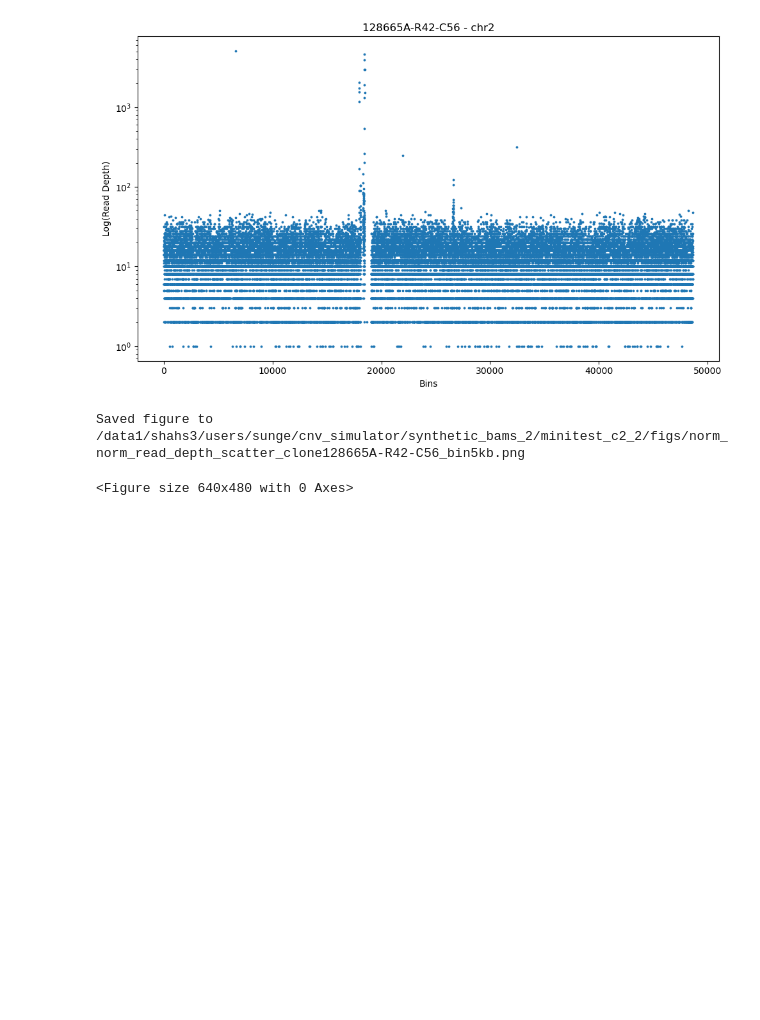
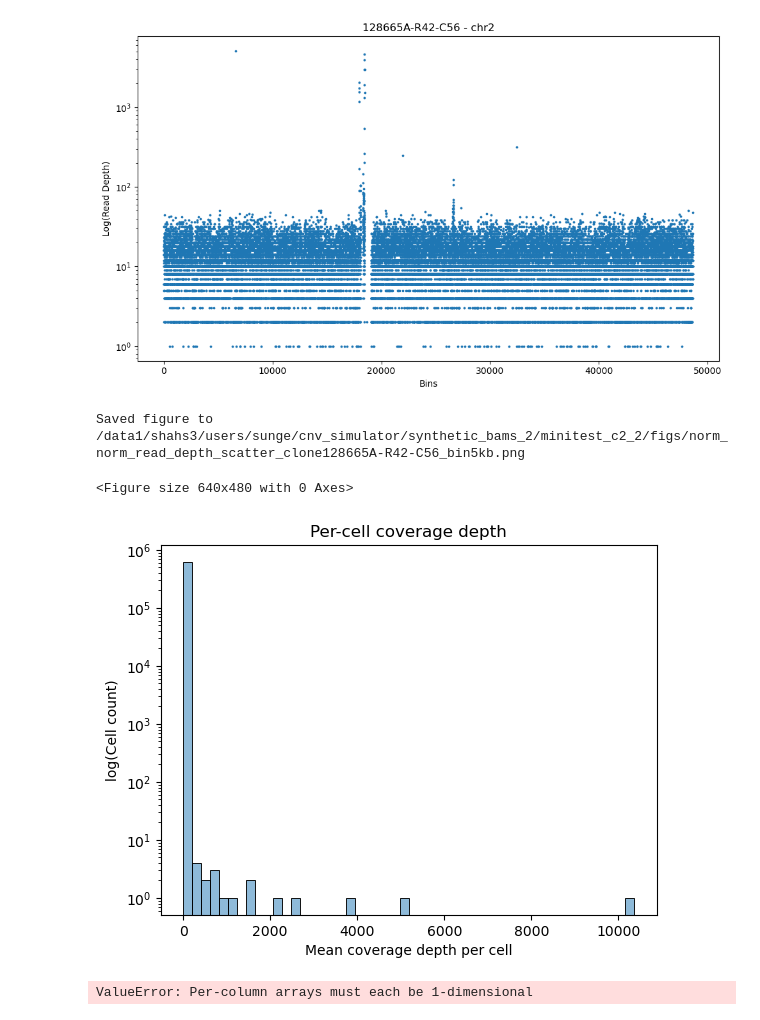
Before and after one commit to eunseos/cnv_simulator, a Jupyter notebook: notebooks/cnv_profile_plots.ipynb, the cells around one changed output. Drawn from its saved outputs; the diff is of its cells as text; code cells hidden in the pictures; blank space fills up the shorter version.

```diff
--- a/notebooks/cnv_profile_plots.ipynb
+++ b/notebooks/cnv_profile_plots.ipynb
@@ -379,3 +392,26 @@ plot_read_depth_scatter_single(
 [figure]
 Saved figure to /data1/shahs3/users/sunge/cnv_simulator/synthetic_bams_2/minitest_c2_2/figs/norm_norm_read_depth_scatter_clone128665A-R42-C56_bin5kb.png
 <Figure size 640x480 with 0 Axes>
+# %%
+matrix = read_depth_mat.todense()
+cell_mean_depth = matrix.mean(axis=1)
+bin_mean_depth = matrix.mean(axis=0)
+
+# Per-cell coverage depth
+sns.histplot(cell_mean_depth, kde=False, legend = False, bins = 50)
+plt.yscale("log")
+plt.xlabel("Mean coverage depth per cell")
+plt.ylabel("log(Cell count)")
+plt.title("Per-cell coverage depth")
+plt.show()
+# %% [output]
+[figure, added]
+# %%
+cell_cv = matrix.std(axis=1) / matrix.mean(axis=1)
+
+sns.boxplot(x=cell_cv)
+plt.xlabel("Coverage Coefficient of Variation (per cell)")
+plt.title("Coverage Uniformity")
+plt.show()
+# %% [output]
+ValueError: Per-column arrays must each be 1-dimensional
```
Also changed, not shown: parts of 8 cells of this notebook, 18 other files.
